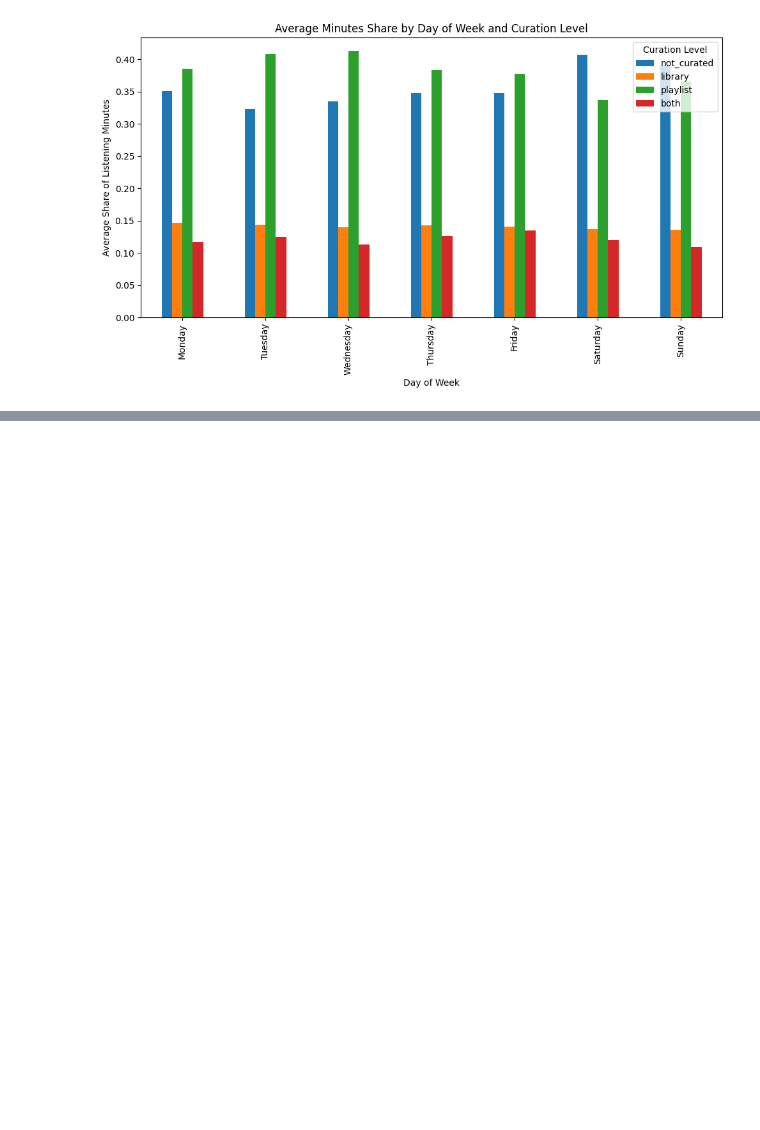
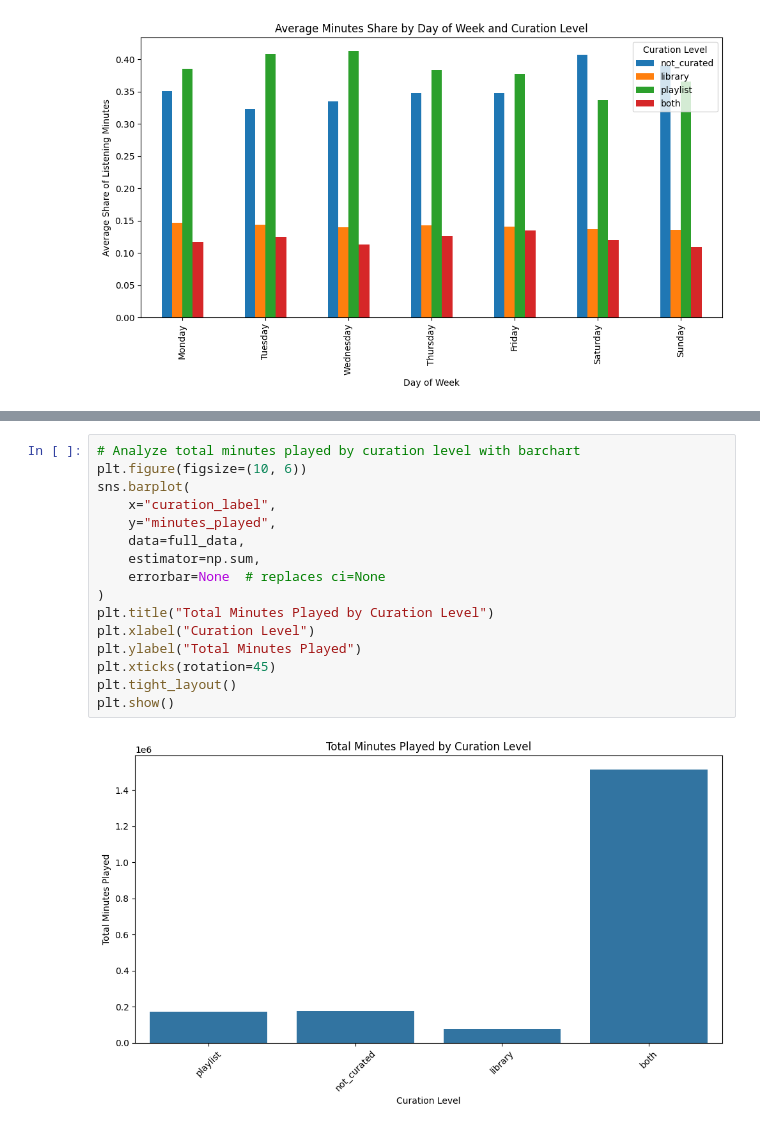
Before and after one commit to hjl-liz/spotify_project_group, a Jupyter notebook: team_red8_phase2_analysis.ipynb, the cells around one changed output, grey strips where cells are left out. Saved outputs shown, nothing was run; the diff lists cells and outputs as text; blank space fills up the shorter version.

```diff
--- a/team_red8_phase2_analysis.ipynb
+++ b/team_red8_phase2_analysis.ipynb
@@ -764,0 +811,18 @@ plt.show()
+# %%
+# Analyze total minutes played by curation level with barchart
+plt.figure(figsize=(10, 6))
+sns.barplot(
+    x="curation_label",
+    y="minutes_played",
+    data=full_data,
+    estimator=np.sum,
+    errorbar=None  # replaces ci=None
+)
+plt.title("Total Minutes Played by Curation Level")
+plt.xlabel("Curation Level")
+plt.ylabel("Total Minutes Played")
+plt.xticks(rotation=45)
+plt.tight_layout()
+plt.show()
+# %% [output]
+[figure, added]
```
Also changed, not shown: parts of 33 cells of this notebook.
